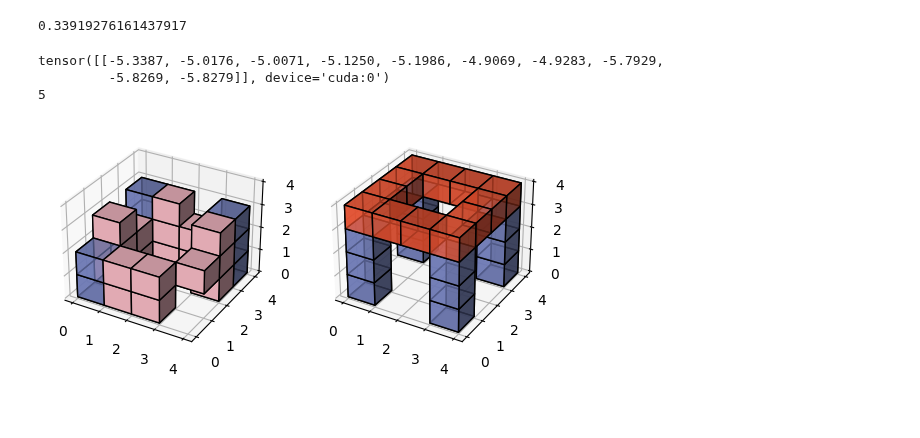
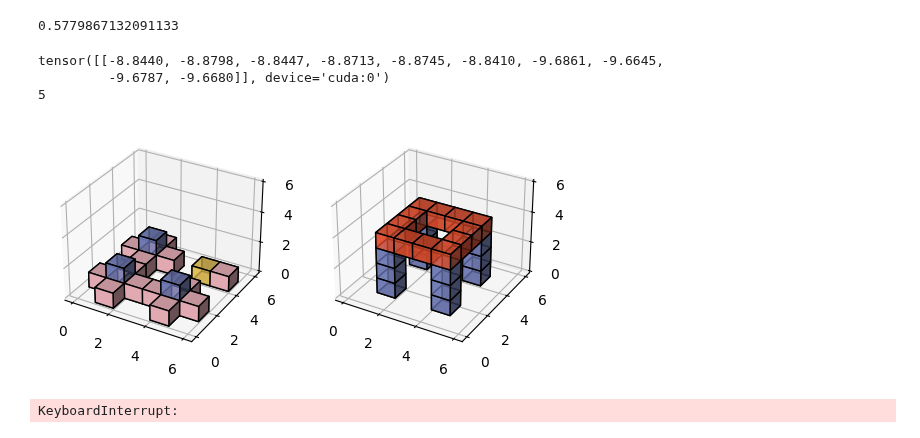
Before and after one commit to nguyen-thanh05/Deep-Reinforcement-Learning-agent-for-Construction-Project-Execution, a Jupyter notebook: benchmarks/RUN_TRAINED_AGENT.ipynb, the cells around one changed output. Cells and saved outputs as stored; diff of their text form; code cells hidden in the pictures.

```diff
--- a/benchmarks/RUN_TRAINED_AGENT.ipynb
+++ b/benchmarks/RUN_TRAINED_AGENT.ipynb
@@ -35,10 +35,10 @@ BETA_END = 1
 BETA_LINEAR_CAP = 5500 * 1500
 N_STEP = 1
 
-steps_done = 2000 * 3000
+steps_done = 1000 * 3000
 print(0.01 + (0.99 - 0.01) * math.exp(-1. * steps_done / EPS_DECAY))
 # %% [output]
-0.33919276161437917
+0.5779867132091133
 # %%
 class DoubleDueling_DQN(nn.Module):
     def __init__(self, input_dim, action_dim):
@@ -76,12 +76,12 @@ class DoubleDueling_DQN(nn.Module):
         return x, h, c
 # %%
 n_actions = 10
-env = gym.make("GridWorld_env/GridWorld", dimension_size=4, path="targets")
+env = gym.make("GridWorld_env/GridWorld", dimension_size=6, path="targets")
 env.reset()
 
-policy_net = DoubleDueling_DQN(4, n_actions).to(device)
+policy_net = DoubleDueling_DQN(6, n_actions).to(device)
 # %%
-policy_net = torch.load("checkpoint2000_policy.pt")
+policy_net = torch.load("checkpoint1000_policy.pt")
 # %%
 def select_action(state, h, c, greedy=False):
     #global steps_done
@@ -106,33 +106,35 @@ def select_action(state, h, c, greedy=False):
     else:
         return torch.tensor([[env.action_space.sample()]], device=device, dtype=torch.long), h, c
 # %%
-
-state, info = env.reset()
+import time
+#state, info = env.reset()
+state = env.get_obs()
 state = torch.tensor(state, dtype=torch.float32, device=device).unsqueeze(0)
 h = torch.zeros(1, 1024, dtype=torch.float32, device=device)
 c = torch.zeros(1, 1024, dtype=torch.float32, device=device)
 
 for t in count():
 
     action, h, c = select_action(state, h, c, True)
     observation, reward, terminated, truncated, _ = env.step((action.item(), 0))
     print(action.item())
     reward = torch.tensor([reward], device=device)
     done = terminated or truncated
 
     if terminated:
         next_state = None
     else:
         next_state = torch.tensor(observation, dtype=torch.float32, device=device).unsqueeze(0)
 
     state = next_state
     if terminated or truncated:
         break
     env.unwrapped.render()
-    #sleep(2)
+    time.sleep(0.5)
     display.clear_output(wait=True)
 # %% [output]
-tensor([[-5.3387, -5.0176, -5.0071, -5.1250, -5.1986, -4.9069, -4.9283, -5.7929,
-         -5.8269, -5.8279]], device='cuda:0')
+tensor([[-8.8440, -8.8798, -8.8447, -8.8713, -8.8745, -8.8410, -9.6861, -9.6645,
+         -9.6787, -9.6680]], device='cuda:0')
 5
-[figure, old version]
+[figure, new version]
+KeyboardInterrupt:
```
Also changed, not shown: parts of 1 cell of this notebook.
